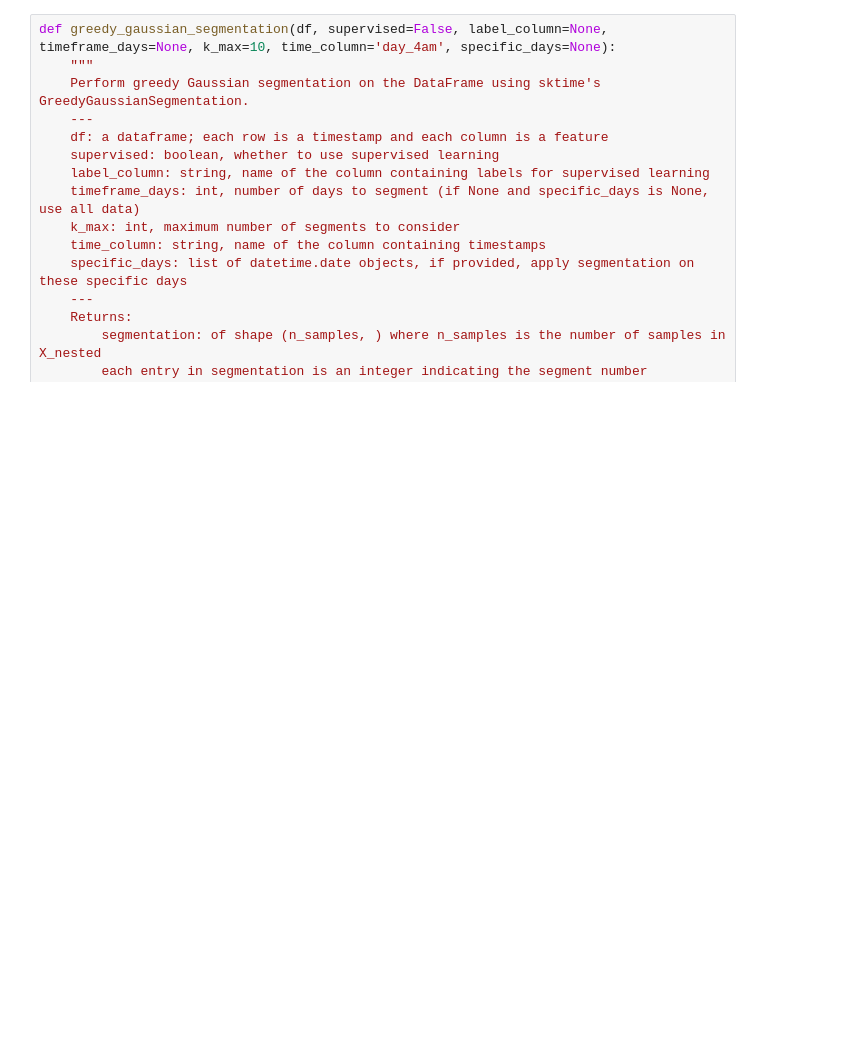
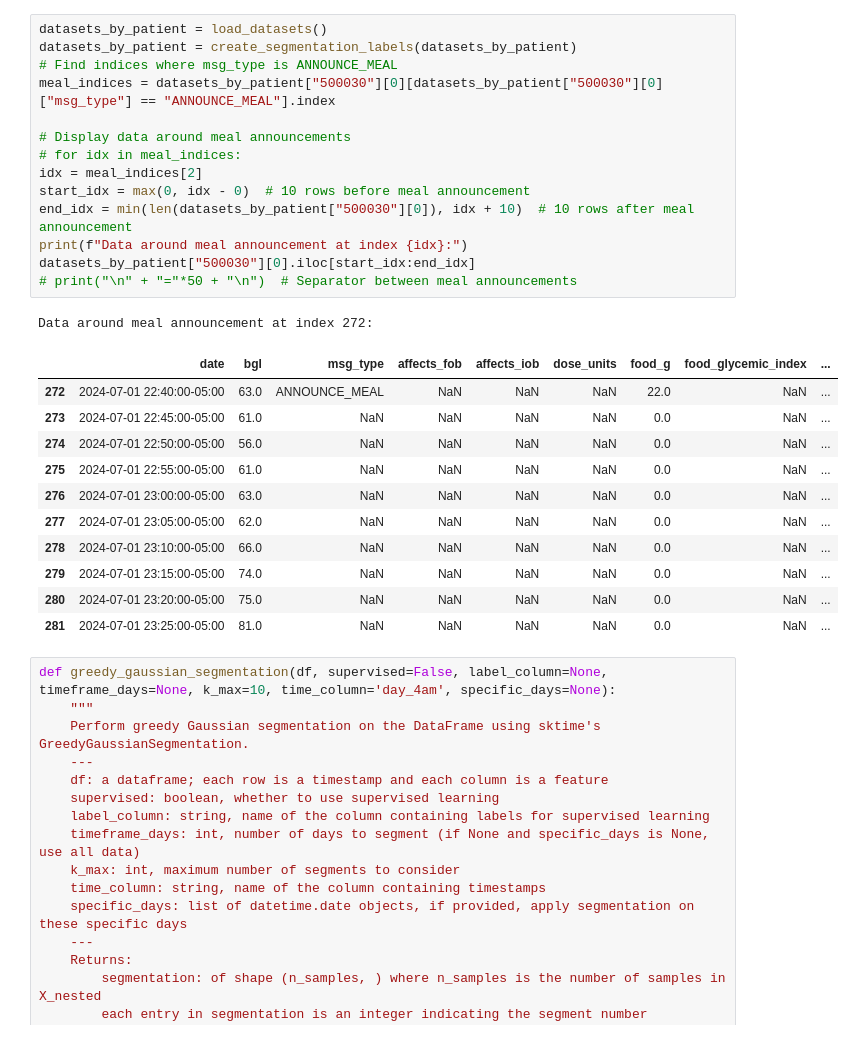
Before and after one commit to RobotPsychologist/bg_control, a Jupyter notebook: 0_meal_identification/meal_identification/notebooks/3.03-vr-time-series-gaussian-segmentation.ipynb, the cells around one changed output. Drawn from its saved outputs; the diff is of its cells as text; blank space fills up the shorter version.

```diff
--- a/0_meal_identification/meal_identification/notebooks/3.03-vr-time-series-gaussian-segmentation.ipynb
+++ b/0_meal_identification/meal_identification/notebooks/3.03-vr-time-series-gaussian-segmentation.ipynb
@@ -79,3 +15,30 @@ ModuleNotFoundError: No module named 'notebook_utils'
+# %%
+datasets_by_patient = load_datasets()
+datasets_by_patient = create_segmentation_labels(datasets_by_patient)
+# Find indices where msg_type is ANNOUNCE_MEAL
+meal_indices = datasets_by_patient["500030"][0][datasets_by_patient["500030"][0]["msg_type"] == "ANNOUNCE_MEAL"].index
+
+# Display data around meal announcements
+# for idx in meal_indices:
+idx = meal_indices[2]
+start_idx = max(0, idx - 0)  # 10 rows before meal announcement
+end_idx = min(len(datasets_by_patient["500030"][0]), idx + 10)  # 10 rows after meal announcement
+print(f"Data around meal announcement at index {idx}:")
+datasets_by_patient["500030"][0].iloc[start_idx:end_idx]
+# print("\n" + "="*50 + "\n")  # Separator between meal announcements
+# %% [output]
+Data around meal announcement at index 272:
+|  | date | bgl | msg_type | affects_fob | affects_iob | dose_units | food_g | food_glycemic_index | ... |
+| 272 | 2024-07-01 22:40:00-05:00 | 63.0 | ANNOUNCE_MEAL | NaN | NaN | NaN | 22.0 | NaN | ... |
+| 273 | 2024-07-01 22:45:00-05:00 | 61.0 | NaN | NaN | NaN | NaN | 0.0 | NaN | ... |
+| 274 | 2024-07-01 22:50:00-05:00 | 56.0 | NaN | NaN | NaN | NaN | 0.0 | NaN | ... |
+| 275 | 2024-07-01 22:55:00-05:00 | 61.0 | NaN | NaN | NaN | NaN | 0.0 | NaN | ... |
+| 276 | 2024-07-01 23:00:00-05:00 | 63.0 | NaN | NaN | NaN | NaN | 0.0 | NaN | ... |
+| 277 | 2024-07-01 23:05:00-05:00 | 62.0 | NaN | NaN | NaN | NaN | 0.0 | NaN | ... |
+| 278 | 2024-07-01 23:10:00-05:00 | 66.0 | NaN | NaN | NaN | NaN | 0.0 | NaN | ... |
+| 279 | 2024-07-01 23:15:00-05:00 | 74.0 | NaN | NaN | NaN | NaN | 0.0 | NaN | ... |
+| 280 | 2024-07-01 23:20:00-05:00 | 75.0 | NaN | NaN | NaN | NaN | 0.0 | NaN | ... |
+| 281 | 2024-07-01 23:25:00-05:00 | 81.0 | NaN | NaN | NaN | NaN | 0.0 | NaN | ... |
 # %%
 def greedy_gaussian_segmentation(df, supervised=False, label_column=None, timeframe_days=None, k_max=10, time_column='day_4am', specific_days=None):
     """
```
Also changed, not shown: parts of 2 cells of this notebook, 1 other file.
